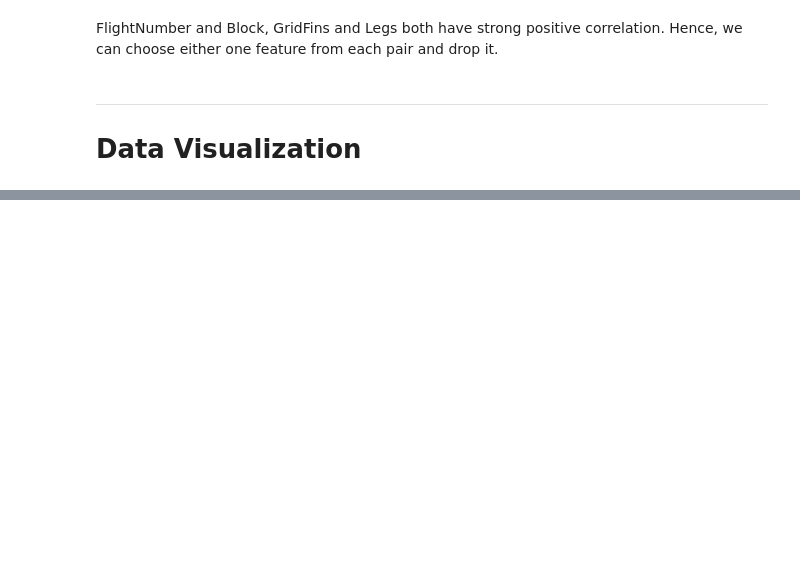
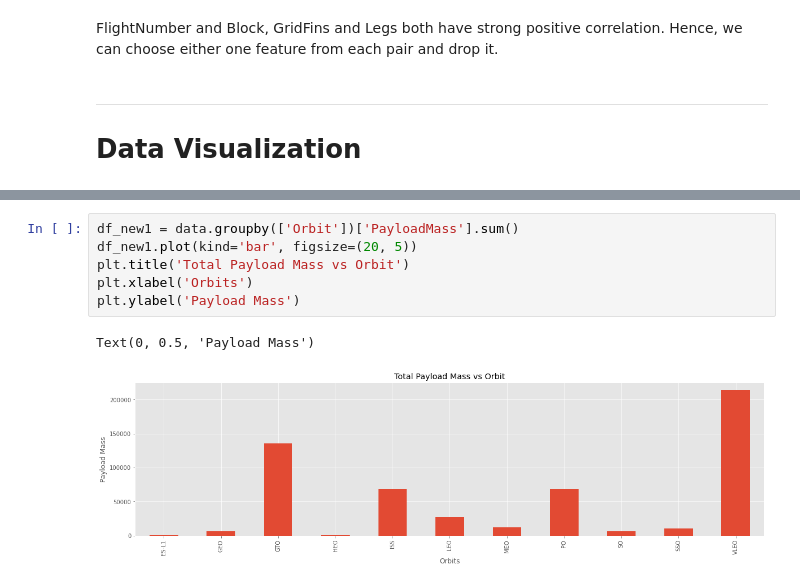
Before and after one commit to JasonnLim/SpaceX, a Jupyter notebook: SpaceX.ipynb, the cells around one changed output, grey strips where cells are left out. Cells and saved outputs as stored; diff of their text form; blank space fills up the shorter version.

```diff
--- a/SpaceX.ipynb
+++ b/SpaceX.ipynb
@@ -296,0 +309,9 @@ Text(0, 0.5, 'Number of Reused Parts')
+# %%
+df_new1 = data.groupby(['Orbit'])['PayloadMass'].sum()
+df_new1.plot(kind='bar', figsize=(20, 5))
+plt.title('Total Payload Mass vs Orbit')
+plt.xlabel('Orbits')
+plt.ylabel('Payload Mass')
+# %% [output]
+Text(0, 0.5, 'Payload Mass')
+[figure, added]
```
Also changed, not shown: parts of 8 cells of this notebook.
